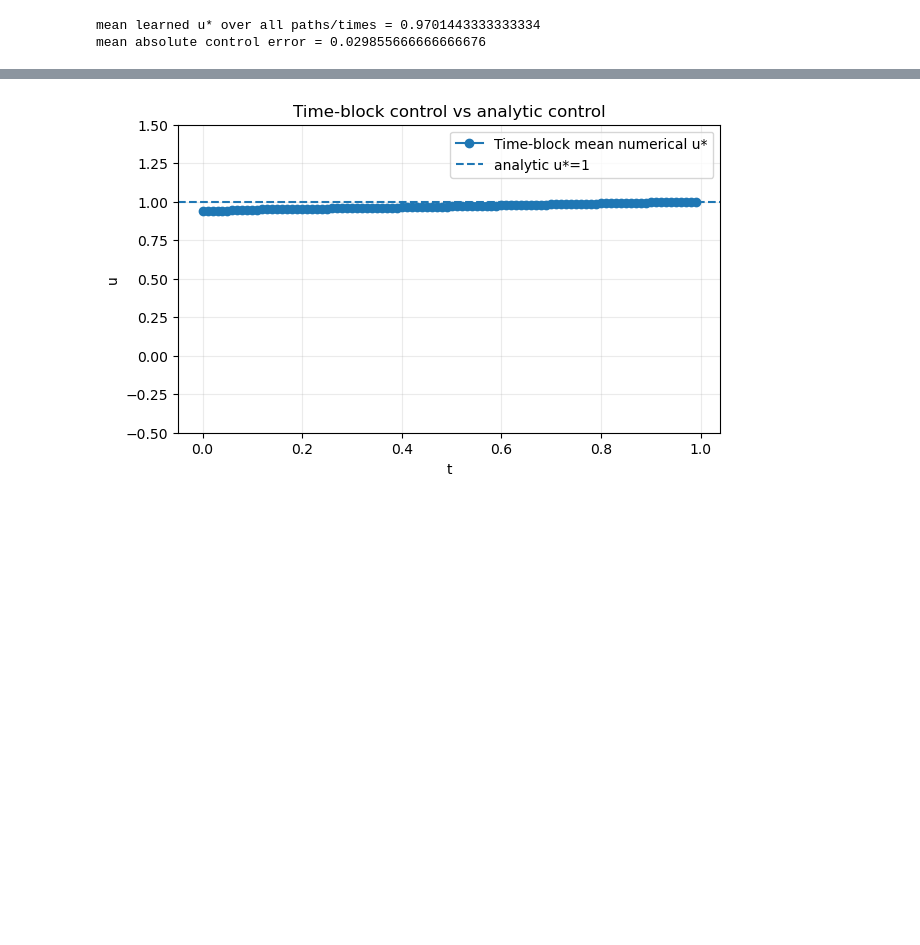
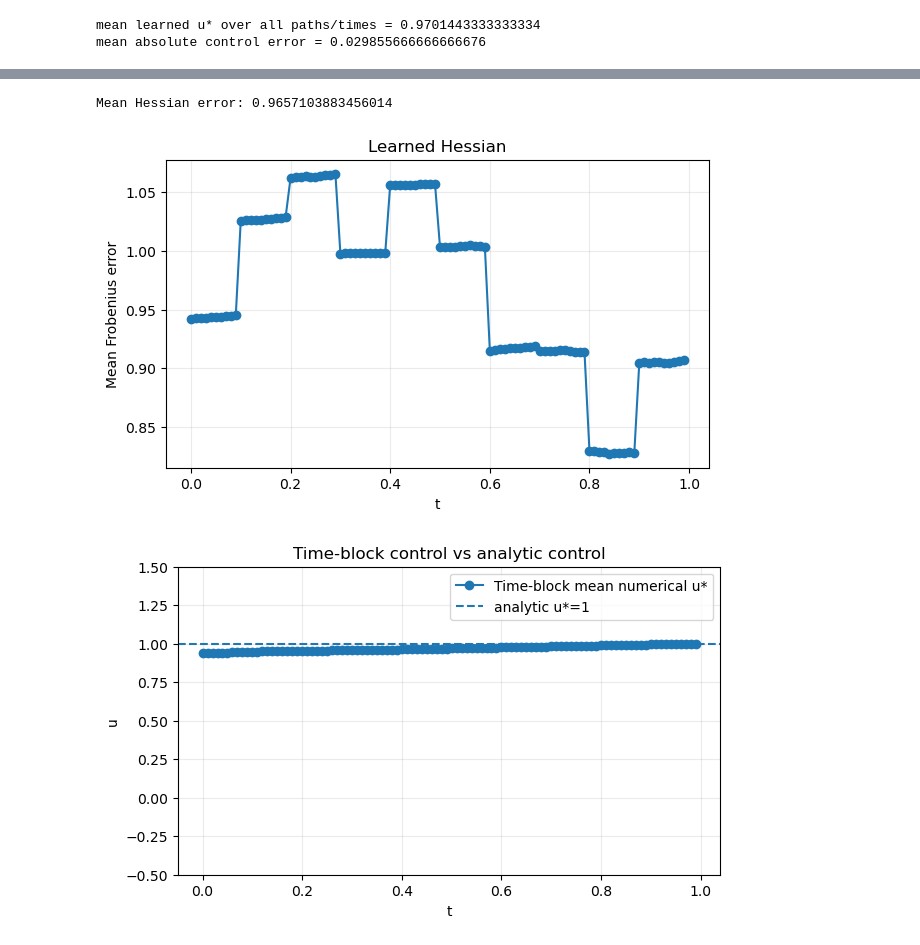
Before and after one commit to charliewang1995/Deep_2BSDE, a Jupyter notebook: three_state_time_block_test2.ipynb, the cells around one changed output, grey strips where cells are left out. Saved outputs shown, nothing was run; the diff lists cells and outputs as text; code cells hidden in the pictures; blank space fills up the shorter version.

```diff
--- a/three_state_time_block_test2.ipynb
+++ b/three_state_time_block_test2.ipynb
@@ -469,3 +494,29 @@ mean absolute control error = 0.029855666666666676
+# %%
+with torch.no_grad():
+    # Gamma at step k corresponds to the state at the START of that step.
+    Gamma_learned = paths["Gamma_path"]           # [paths, steps, 4, 4]
+    Gamma_exact = exact_hessian(paths["S_path"][:, :-1])
+
+    error = torch.linalg.matrix_norm(
+        Gamma_learned - Gamma_exact, ord="fro", dim=(-2, -1)
+    )                                           # [paths, steps]
+
+print("Mean Hessian error:", error.mean().item())
+
+plt.figure(figsize=(7, 4))
+plt.plot(
+    paths["time_path"][:-1].detach().cpu().numpy(),
+    error.mean(dim=0).detach().cpu().numpy(),
+    marker="o",
+)
+plt.xlabel("t")
+plt.ylabel("Mean Frobenius error")
+plt.title("Learned Hessian")
+plt.grid(alpha=0.25)
+plt.show()
+# %% [output]
+Mean Hessian error: 0.9657103883456014
+[figure, added]
 # %%
 time_grid = torch.arange(
     config.num_time_steps,
```
Also changed, not shown: parts of 1 cell of this notebook, 5 other files.
